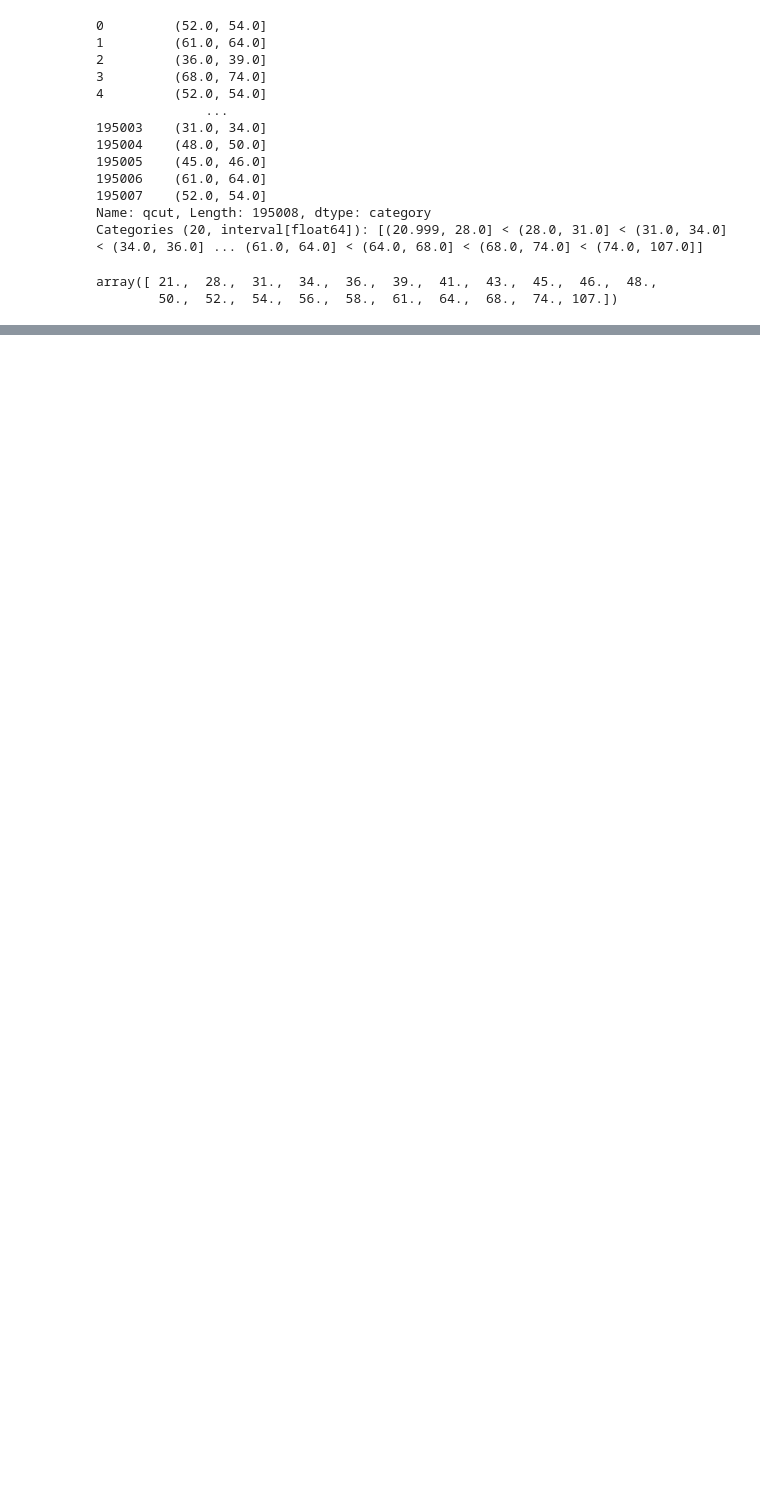
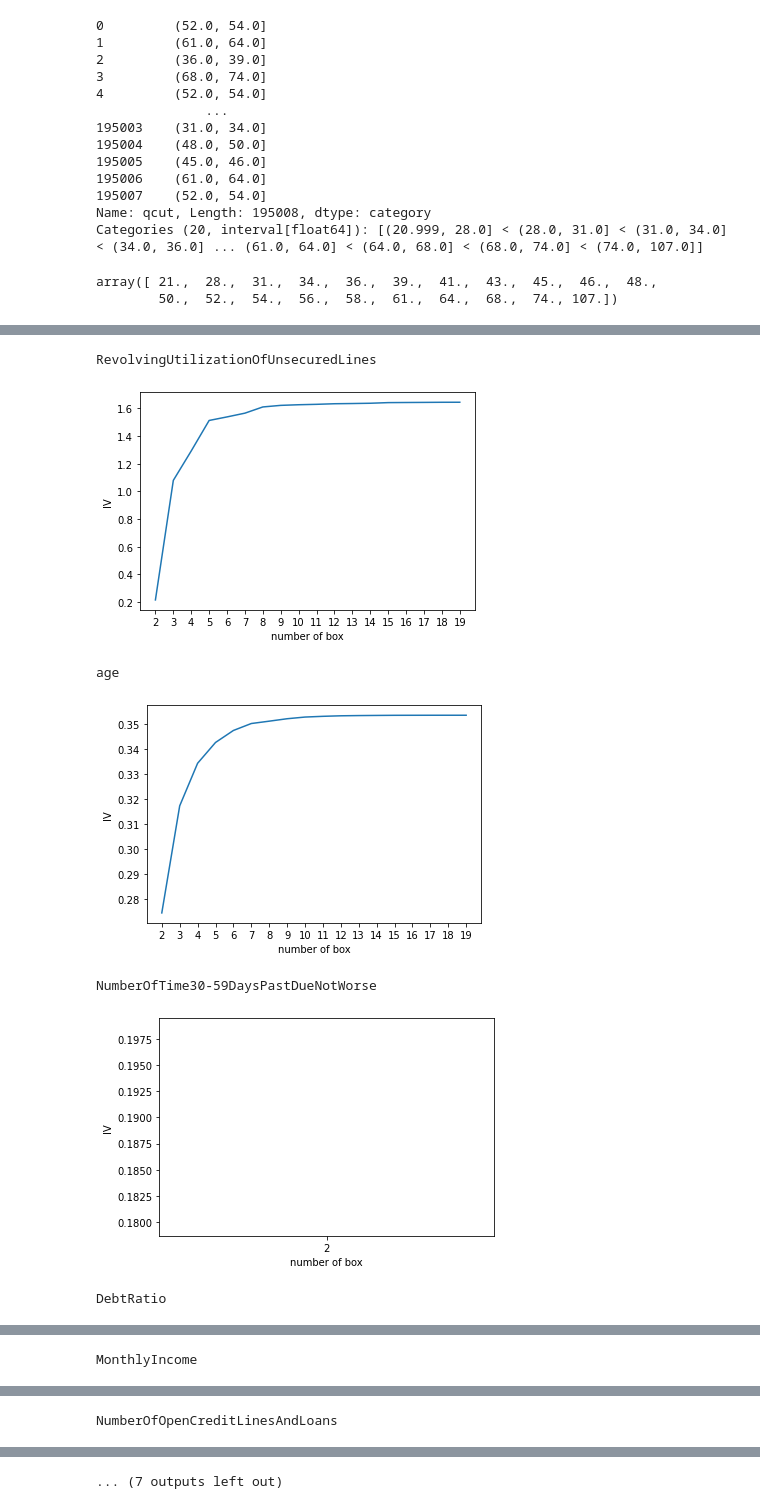
Before and after one commit to sunseayuy/sklearn-learning, a Jupyter notebook: 课堂05 sklearn中的逻辑回归/案例：用逻辑回归制作评分卡.ipynb, the cells around one changed output, grey strips where cells are left out. Saved outputs shown, nothing was run; the diff lists cells and outputs as text; code cells hidden in the pictures; blank space fills up the shorter version.

```diff
--- a/课堂05 sklearn中的逻辑回归/案例：用逻辑回归制作评分卡.ipynb
+++ b/课堂05 sklearn中的逻辑回归/案例：用逻辑回归制作评分卡.ipynb
@@ -495,3 +555,8 @@ for i in range(20):
         #如果对第一组和对后面所有组的判断中，都没有进入if去合并，则提前结束所有的循环
         else:
             break
+# %%
+#计算WOE和BAD RATE
+columns = ["min","max","count_0","count_1"]
+df = pd.DataFrame(num_bins,columns=columns)
+df
@@ -497,0 +581,11 @@ for i in range(20):
+# %%
+df["total"] = df.count_0 + df.count_1 #一个箱子中所有样本数
+df["percentage"] = df.total / df.total.sum() #一个箱子中的样本数占所有样本数的比例
+df["bad_rate"] = df.count_1 / df.total
+
+df["good%"] = df.count_0/df.count_0.sum()
+
+df["bad%"] = df.count_1/df.count_1.sum()
+
+df["woe"] = np.log(df["good%"] / df["bad%"])
+df
@@ -497,0 +610,3 @@ for i in range(20):
+# %%
+rate = df["good%"] - df["bad%"]
+rate
@@ -497,0 +631,3 @@ for i in range(20):
+# %%
+iv = np.sum(rate * df.woe)
+iv
@@ -656,4 +864,12 @@ model_data.columns
 # %%
 for i in model_data.columns[1:-1]:
     print(i)
-    graphforbestbin(model_data,i,"SeriousDlqin2yrs",n=2,q=20)
+    graphforbestbin(model_data,i,"SeriousDlqin2yrs",n=2,q=20,graph=True)
+# %% [output]
+RevolvingUtilizationOfUnsecuredLines
+[figure, added]
+age
+[figure, added]
+NumberOfTime30-59DaysPastDueNotWorse
+[figure, added]
+DebtRatio
@@ -659,0 +877 @@ for i in model_data.columns[1:-1]:
+MonthlyIncome
@@ -659,0 +879 @@ for i in model_data.columns[1:-1]:
+NumberOfOpenCreditLinesAndLoans
@@ -660 +881,2 @@ for i in model_data.columns[1:-1]:
+... (7 outputs left out)
 # %%
```
Also changed, not shown: parts of 50 cells of this notebook.
